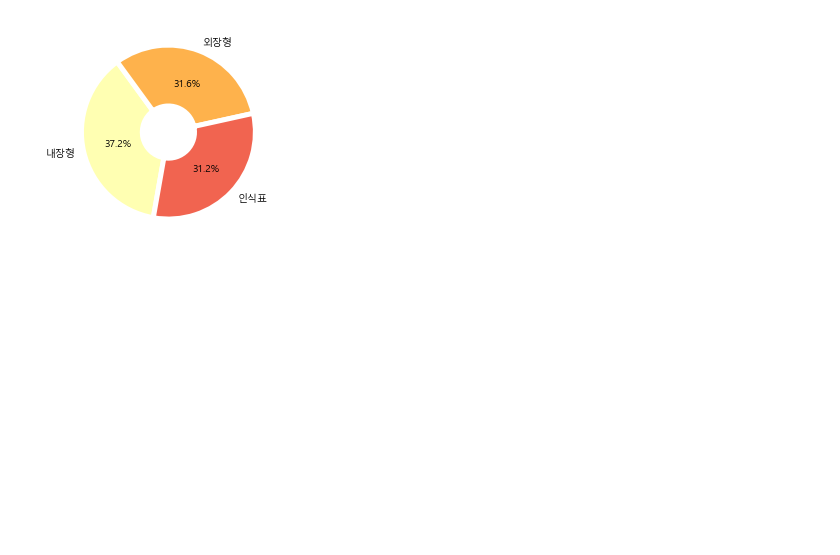
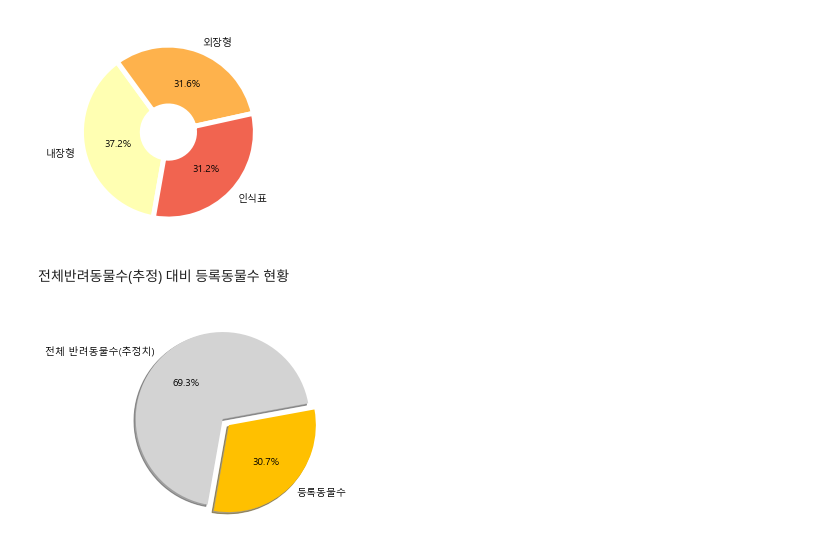
Before and after one commit to 2021-Companion-dog-analysis/Project, a Jupyter notebook: PJT/ayoung/rfid유형별파이차트.ipynb, the cells around one changed output. Drawn from its saved outputs; the diff is of its cells as text; code cells hidden in the pictures; blank space fills up the shorter version.

```diff
--- a/PJT/ayoung/rfid유형별파이차트.ipynb
+++ b/PJT/ayoung/rfid유형별파이차트.ipynb
@@ -175,3 +177,5 @@ plt.pie(ratio, labels=labels, autopct='%.1f%%', startangle=260, counterclock=Fal
 plt.savefig('./여주시등록유형비율파이차트.png',transparent = True)
 # %% [output]
 [figure]
+# %% [markdown]
+전체반려동물수(추정) 대비 등록동물수 현황
@@ -177,0 +184,10 @@ plt.savefig('./여주시등록유형비율파이차트.png',transparent = True)
+# %%
+ratio = [69.33545, 30.66455]
+labels = ['전체 반려동물수(추정치)', '등록동물수']
+explode = [0.05, 0.05]
+colors = ['lightgray', '#ffc000']
+
+plt.pie(ratio, labels=labels, autopct='%.1f%%', startangle=260, counterclock=False, explode=explode, shadow=True, colors=colors)
+plt.savefig('./경기도전체반려동물대비등록동물.png',transparent = True)
+# %% [output]
+[figure, added]
```
Also changed, not shown: parts of 2 cells of this notebook.
